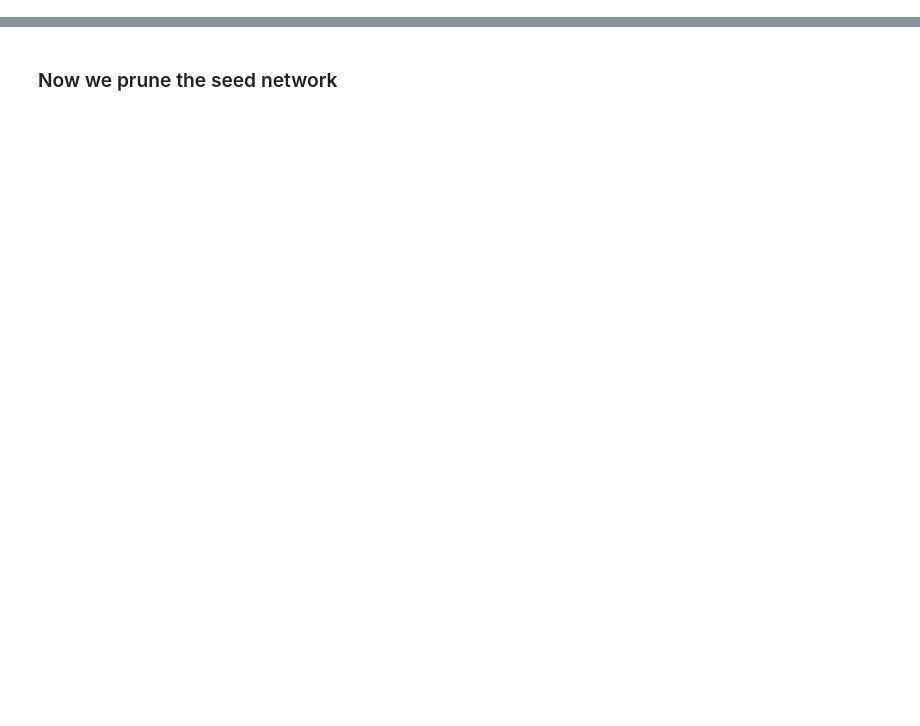
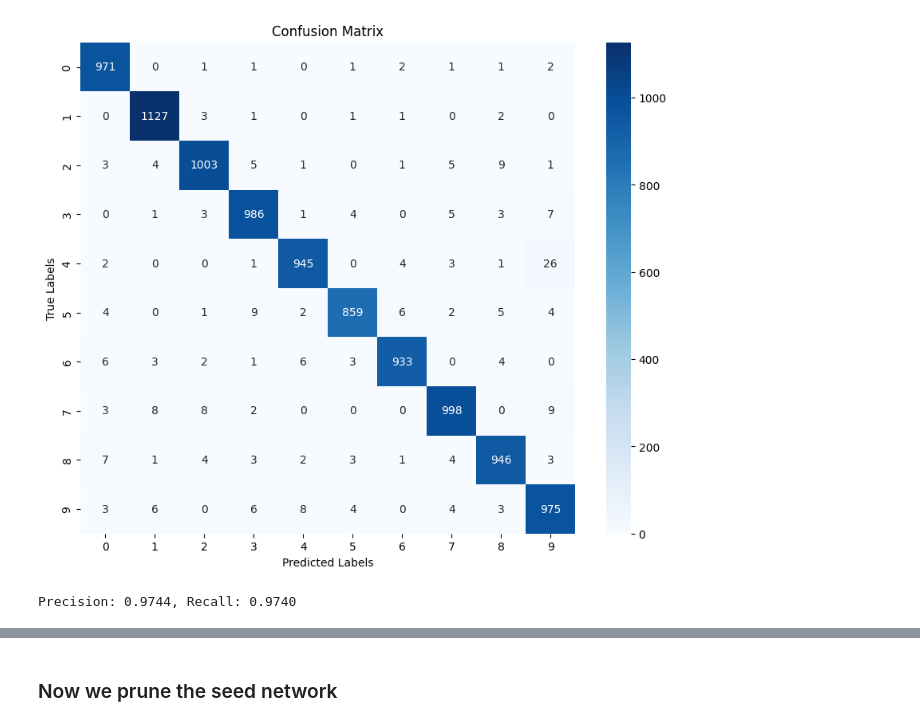
Before and after one commit to Yukesh432/pytorch-learning, a Jupyter notebook: nn_architecture/simple_nn.ipynb, the cells around one changed output, grey strips where cells are left out. Saved outputs shown, nothing was run; the diff lists cells and outputs as text; code cells hidden in the pictures; blank space fills up the shorter version.

```diff
--- a/nn_architecture/simple_nn.ipynb
+++ b/nn_architecture/simple_nn.ipynb
@@ -63,12 +63,17 @@ train_data = datasets.MNIST(root='./data', train=True, download=True, transform=
 train_loader = DataLoader(train_data, batch_size=64, shuffle=True)
 
 # Train the network
+train_losses= []
 for epoch in range(5):  # You can adjust the number of epochs
+    epoch_loss= 0
     for data, target in train_loader:
         optimizer.zero_grad()
         output = seed_net(data)
         loss = criterion(output, target)
+        epoch_loss= epoch_loss+ loss.item()
         loss.backward()
         optimizer.step()
-    print(f"Epoch {epoch+1}, Loss: {loss.item()}")
+    epoch_loss= epoch_loss/len(train_loader)
+    train_losses.append(epoch_loss)
+    print(f"Epoch {epoch+1}, Loss: {epoch_loss:.4f}")
 # %% [output]
@@ -126,6 +131,7 @@ def evaluate_model_performance(model, loader):
     precision = precision_score(all_targets, all_preds, average='macro')
     recall = recall_score(all_targets, all_preds, average='macro')
     print(f'Precision: {precision:.4f}, Recall: {recall:.4f}')
+    return conf_matrix, precision, recall
 
 evaluate_model_performance(seed_net, test_loader)
 # %% [output]
@@ -133,0 +153,21 @@ Precision: 0.9754, Recall: 0.9748
+# %%
+import pandas as pd
+
+def  log_to_excel(data, filename= "pruned_model_logs.xlsx"):
+    df= pd.DataFrame(data)
+    df.to_excel(filename, index=False)
+# %%
+# After training, pruning, and evaluating
+conf_matrix, precision, recall = evaluate_model_performance(seed_net, test_loader)
+log_data = {
+    "Epoch": list(range(1, 6)),
+    "Training Loss": train_losses,
+    "Test Accuracy": [test_accuracy] * 5,
+    "Precision": [precision] * 5,
+    "Recall": [recall] * 5,
+    # Add more metrics as needed
+}
+log_to_excel(log_data)
+# %% [output]
+[figure, added]
+Precision: 0.9744, Recall: 0.9740
```
Also changed, not shown: parts of 7 cells of this notebook.
